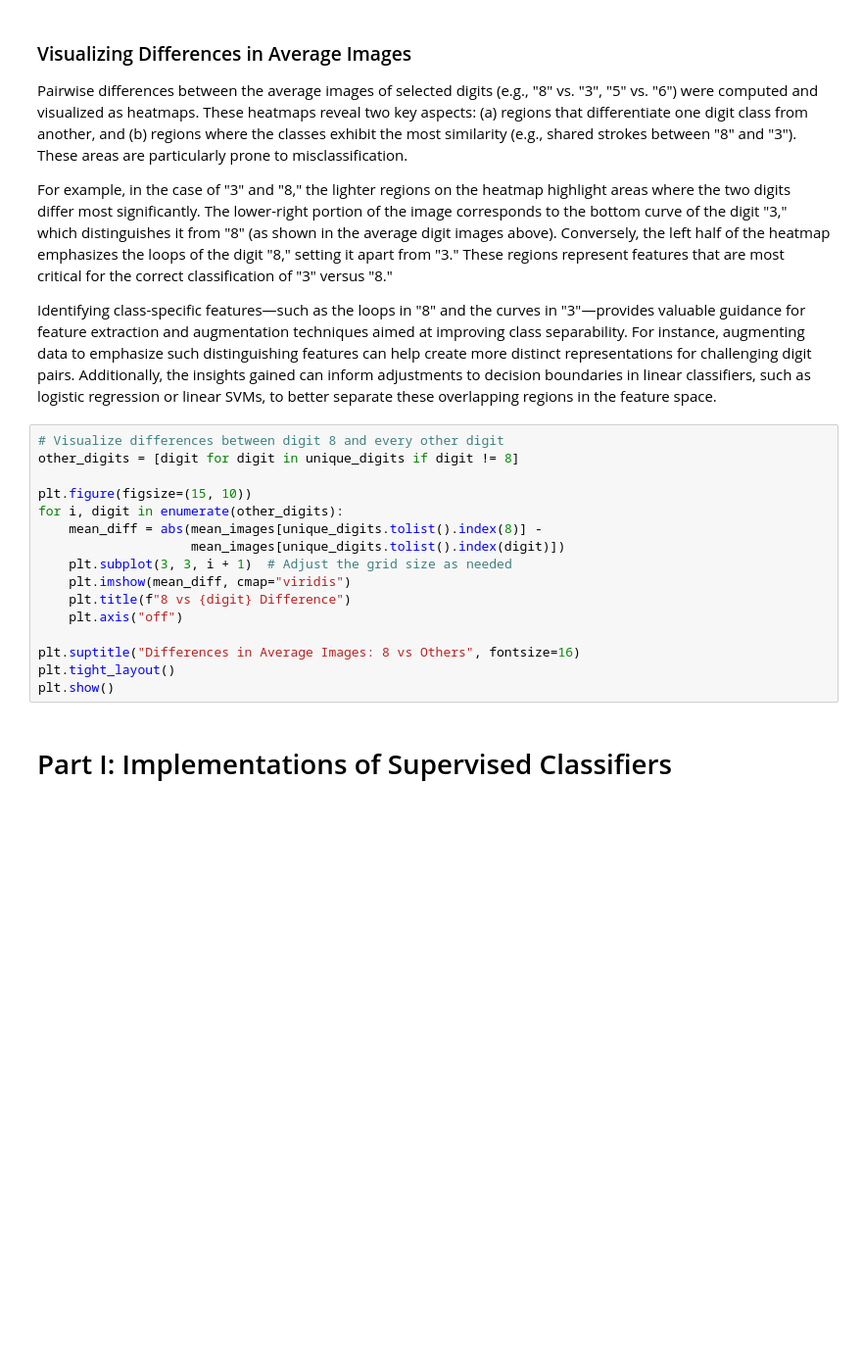
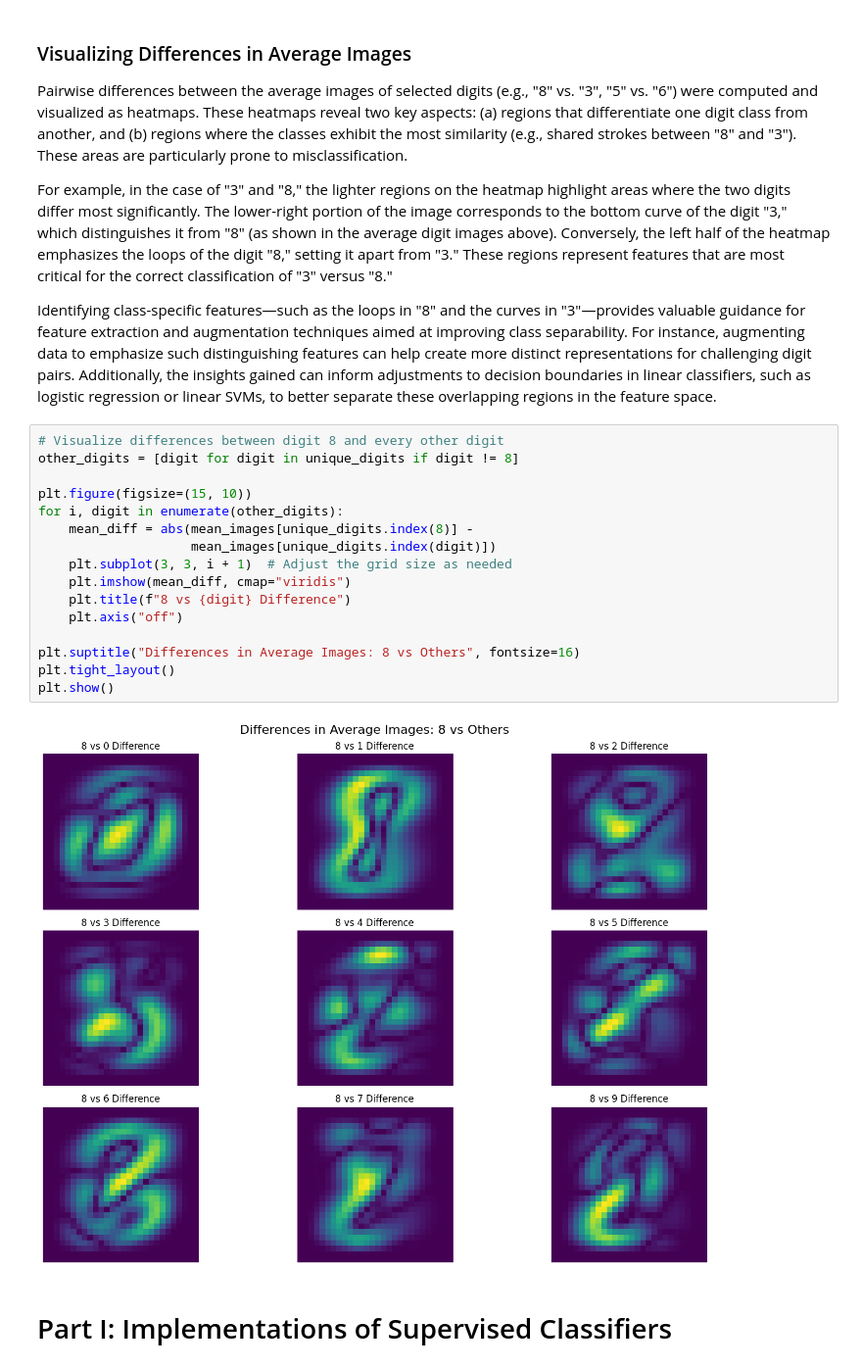
Before and after one commit to MiladKetabGhale/AI-Systems-Engineering, a Jupyter notebook: EMNIST_Classification/Unified_Notebook_EMNIST.ipynb, the cells around one changed output. Shown at 98% size. Drawn from its saved outputs; the diff is of its cells as text; blank space fills up the shorter version.

```diff
--- a/EMNIST_Classification/Unified_Notebook_EMNIST.ipynb
+++ b/EMNIST_Classification/Unified_Notebook_EMNIST.ipynb
@@ -548,19 +553,21 @@ Identifying class-specific features—such as the loops in "8" and the curves in
 # %%
 # Visualize differences between digit 8 and every other digit
 other_digits = [digit for digit in unique_digits if digit != 8]
 
 plt.figure(figsize=(15, 10))
 for i, digit in enumerate(other_digits):
-    mean_diff = abs(mean_images[unique_digits.tolist().index(8)] -
-                    mean_images[unique_digits.tolist().index(digit)])
+    mean_diff = abs(mean_images[unique_digits.index(8)] -
+                    mean_images[unique_digits.index(digit)])
     plt.subplot(3, 3, i + 1)  # Adjust the grid size as needed
     plt.imshow(mean_diff, cmap="viridis")
     plt.title(f"8 vs {digit} Difference")
     plt.axis("off")
 
 plt.suptitle("Differences in Average Images: 8 vs Others", fontsize=16)
 plt.tight_layout()
 plt.show()
+# %% [output]
+[figure, added]
 # %% [markdown]
 # Part I: Implementations of Supervised Classifiers
 # %% [markdown]
```
Also changed, not shown: parts of 4 cells of this notebook.
